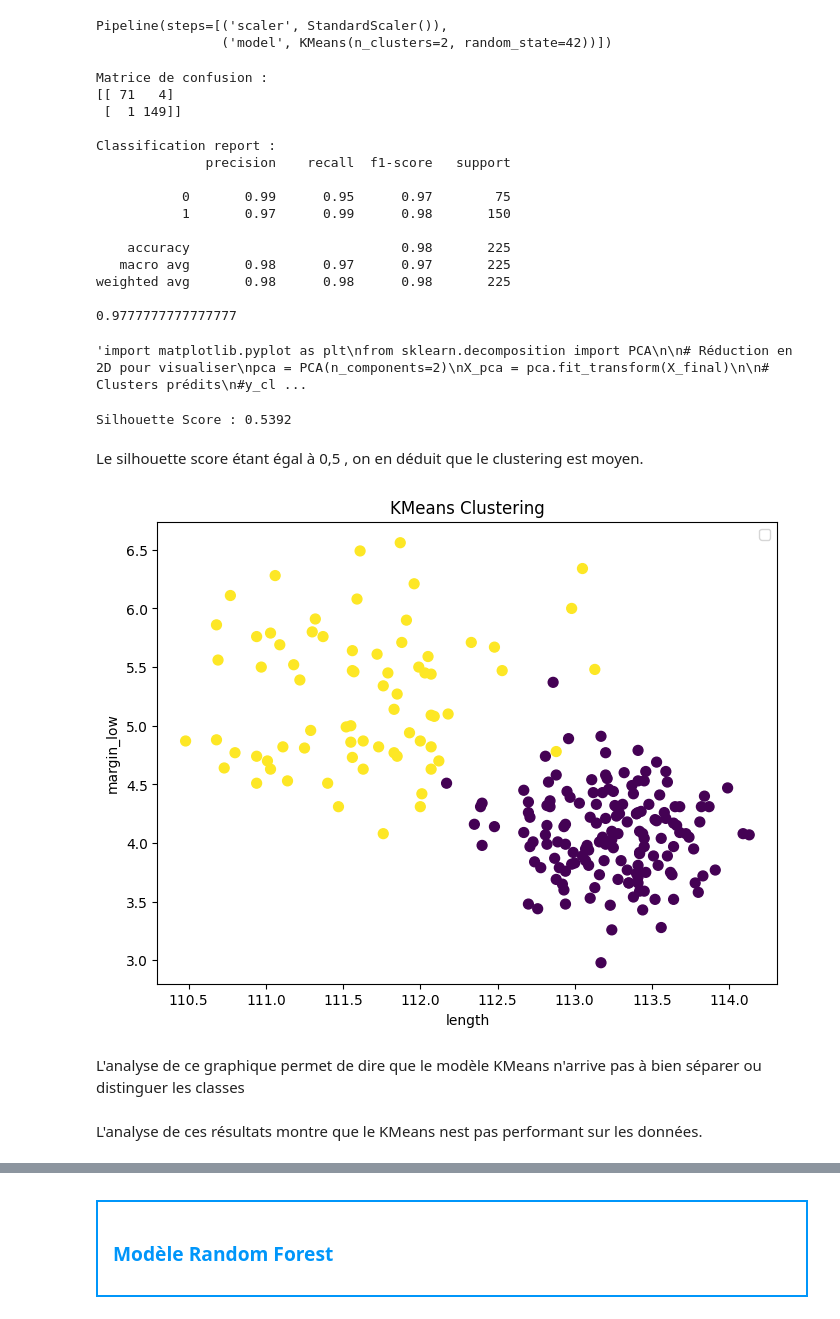
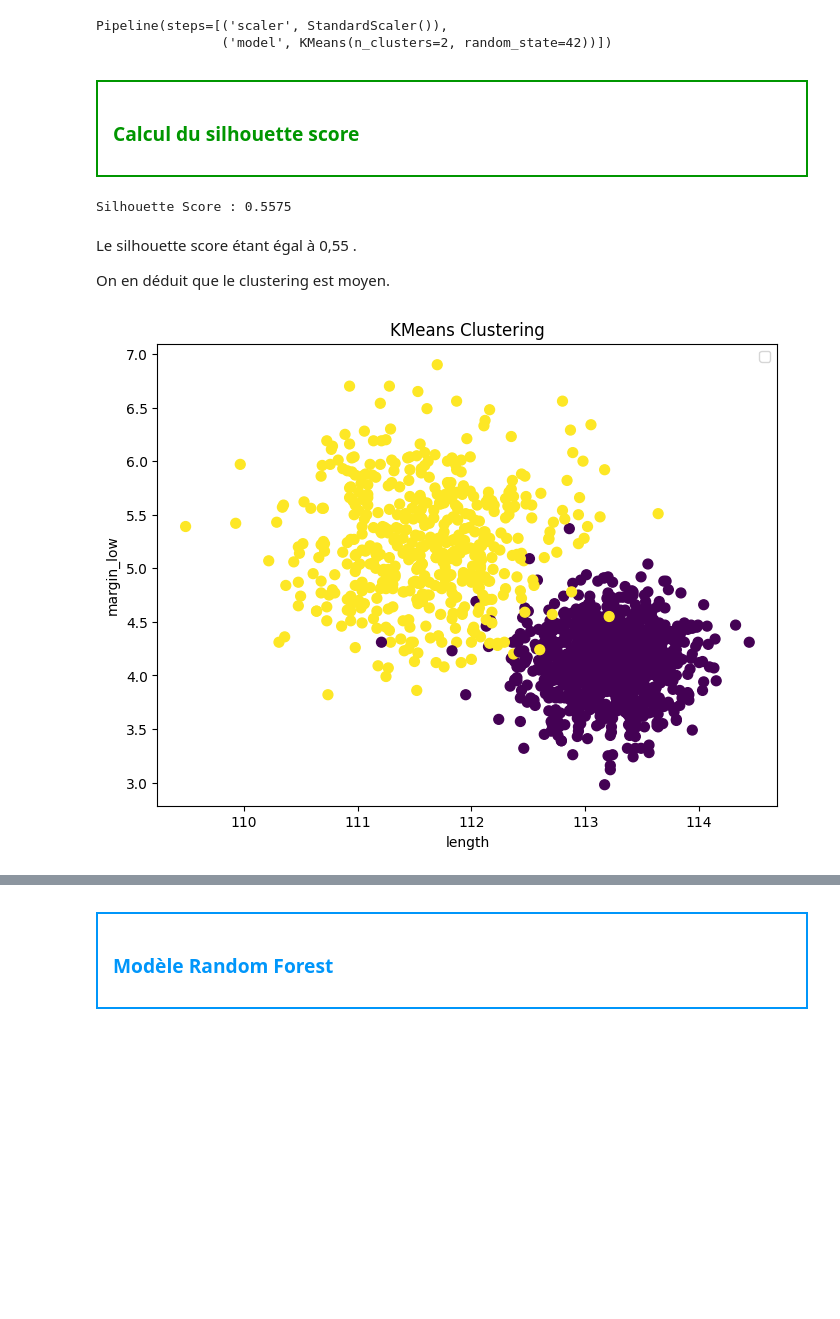
Before and after one commit to Mozart28/detection-faux-billets-api, a Jupyter notebook: Détection_faux_billets-3.ipynb 22-07-41-273.ipynb, the cells around one changed output, grey strips where cells are left out. Cells and saved outputs as stored; diff of their text form; code cells hidden in the pictures; blank space fills up the shorter version.

```diff
--- a/Détection_faux_billets-3.ipynb 22-07-41-273.ipynb
+++ b/Détection_faux_billets-3.ipynb 22-07-41-273.ipynb
@@ -648,13 +686,13 @@ pipeline_kmean = Pipeline([
 )])
 # %%
 # Entrainement du model KMeans
-pipeline_kmean.fit(X_train_final)
+pipeline_kmean.fit(X_final)
 # %% [output]
 Pipeline(steps=[('scaler', StandardScaler()),
                 ('model', KMeans(n_clusters=2, random_state=42))])
 # %%
 # Prediction des clusters
-y_clusters = pipeline_kmean.predict(X_val_final)
+y_clusters = pipeline_kmean.predict(X_final)
 # %%
 # mapping des clusters aux vraies classes
 
@@ -663,88 +701,39 @@ from scipy.stats import mode
 labels = np.zeros_like(y_clusters)
 for i in range(2):
     mask = (y_clusters == i)
-    labels[mask] = mode(y_val[mask], keepdims=True).mode[0]
-
-accuracy = accuracy_score(y_val,labels)
-
-# Matrice de confusion et rapport de classification
-print("Matrice de confusion :")
-print(confusion_matrix(y_val, labels))
-
-print("\nClassification report :")
-print(classification_report(y_val, labels))
-print(accuracy)
+    labels[mask] = mode(y[mask], keepdims=True).mode[0]
-# %% [output]
-Matrice de confusion :
-[[ 71   4]
- [  1 149]]
-
-Classification report :
-              precision    recall  f1-score   support
-
-           0       0.99      0.95      0.97        75
-           1       0.97      0.99      0.98       150
-
-    accuracy                           0.98       225
-   macro avg       0.98      0.97      0.97       225
-weighted avg       0.98      0.98      0.98       225
-
-0.9777777777777777
-# %%
-"""import matplotlib.pyplot as plt
-from sklearn.decomposition import PCA
-
-# Réduction en 2D pour visualiser
-pca = PCA(n_components=2)
-X_pca = pca.fit_transform(X_final)
-
-# Clusters prédits
-#y_clusters = pipeline_kmean.predict(X_final)
-
-# Affichage des clusters
-plt.figure(figsize=(8,6))
-plt.scatter(X_pca[:,0], X_pca[:,1], c=y_clusters, cmap='viridis', alpha=0.7)
-plt.title("Nuage de points des clusters (KMeans)")
-plt.xlabel("PCA 1")
-plt.ylabel("PCA 2")
-plt.colorbar(label="Cluster")
-plt.show()
-
-"""
-# %% [output]
-'import matplotlib.pyplot as plt\nfrom sklearn.decomposition import PCA\n\n# Réduction en 2D pour visualiser\npca = PCA(n_components=2)\nX_pca = pca.fit_transform(X_final)\n\n# Clusters prédits\n#y_cl ...
+# %% [markdown]
+<div style="border: 2px solid rgb(0,150,0); padding: 15px; margin-top: 10px;">
+  <h3 style="margin: 0; color: rgb(0,150,0);">Calcul du silhouette score</h3>
+</div>
 # %%
 from sklearn.metrics import silhouette_score
 
 
 # Calcul du silhouette score
-sil_score = silhouette_score(X_val, y_clusters)
+sil_score = silhouette_score(X_kmeans, y_clusters)
 print(f"Silhouette Score : {sil_score:.4f}")
 # %% [output]
-Silhouette Score : 0.5392
+Silhouette Score : 0.5575
 # %% [markdown]
-Le silhouette score étant égal à 0,5 , on en déduit que le clustering est moyen.
+Le silhouette score étant égal à 0,55 .
+
+On en déduit que le clustering est moyen.
 # %%
 
 # Prédiction des clusters
 #clusters = pipeline_kmean.predict(X_kmeans )
 
 # Scatter plot
 plt.figure(figsize=(8,6))
-plt.scatter(X_val["length"], X_val["margin_low"], c=y_clusters, cmap='viridis', s=50)
+plt.scatter(X_kmeans["length"], X_kmeans["margin_low"], c=y_clusters, cmap='viridis', s=50)
 
-# Récupération des centres
-#centers = pipeline_kmean.named_steps['model'].cluster_centers_
-#plt.scatter(centers[:, 0], centers[:, 1], c='red', s=200, marker='X', label='Centroids')
+
 
 plt.xlabel("length")
 plt.ylabel("margin_low")
 plt.title("KMeans Clustering")
 plt.legend()
 plt.show()
 # %% [output]
-[figure, old version]
+[figure, new version]
-# %% [markdown]
-L'analyse de ce graphique permet de dire que le modèle KMeans n'arrive  pas à bien séparer ou distinguer les classes
-# %% [markdown]
-L'analyse de ces résultats montre que le KMeans nest pas performant sur les données.
```
Also changed, not shown: parts of 54 cells of this notebook, 2 other files.
